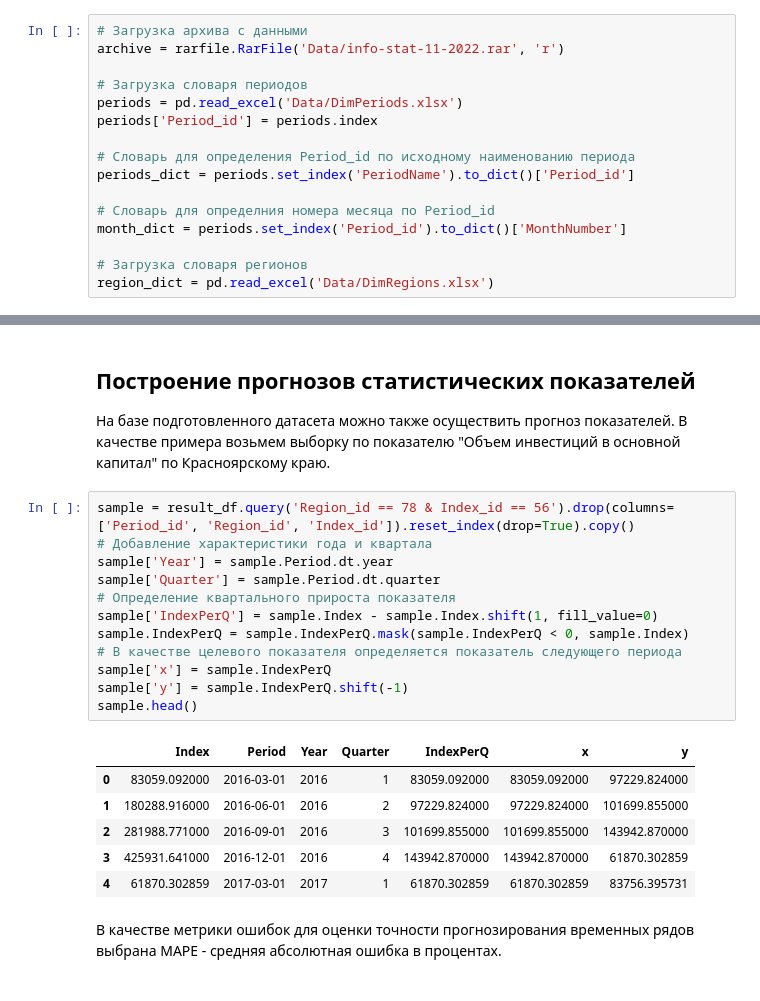
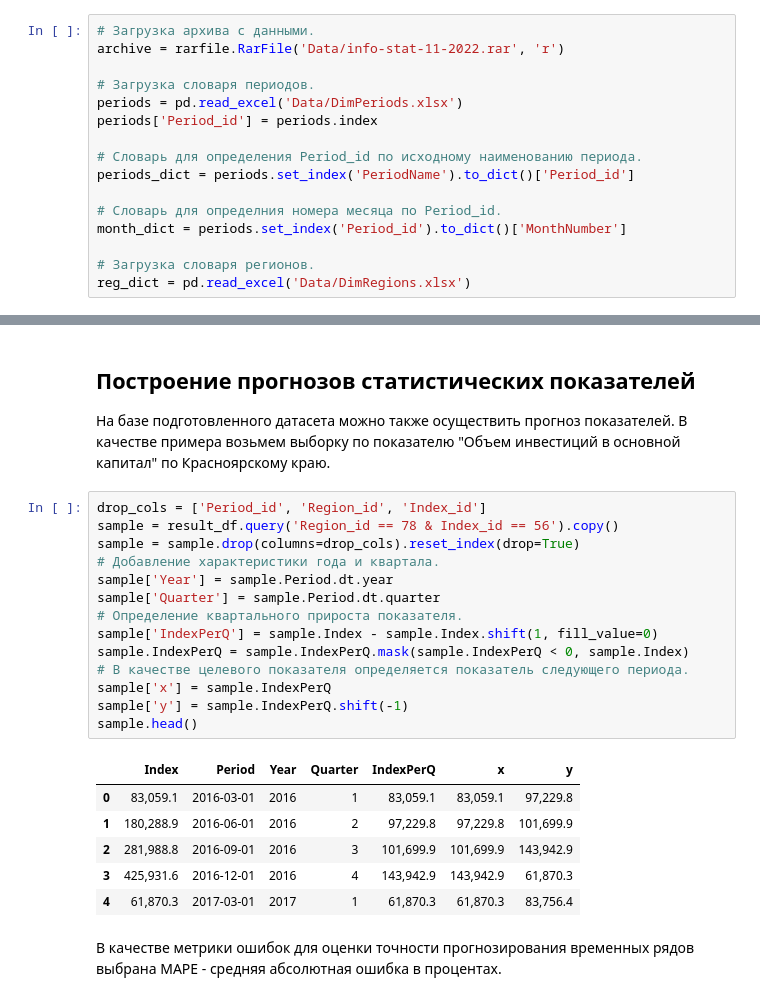
Before and after one commit to islavunin/regional_statistics, a Jupyter notebook: Regional statistic with Pandas.ipynb, the cells around one changed output, grey strips where cells are left out. Drawn from its saved outputs; the diff is of its cells as text.

```diff
--- a/Regional statistic with Pandas.ipynb
+++ b/Regional statistic with Pandas.ipynb
@@ -27,21 +30,21 @@ import rarfile
 import re
 rarfile.UNRAR_TOOL = r'C:\Program Files\WinRAR\UnRAR.exe'
 # %%
-# Загрузка архива с данными
+# Загрузка архива с данными.
 archive = rarfile.RarFile('Data/info-stat-11-2022.rar', 'r')
 
-# Загрузка словаря периодов
+# Загрузка словаря периодов.
 periods = pd.read_excel('Data/DimPeriods.xlsx')
 periods['Period_id'] = periods.index
 
-# Словарь для определения Period_id по исходному наименованию периода
+# Словарь для определения Period_id по исходному наименованию периода.
 periods_dict = periods.set_index('PeriodName').to_dict()['Period_id']
 
-# Словарь для определния номера месяца по Period_id
+# Словарь для определния номера месяца по Period_id.
 month_dict = periods.set_index('Period_id').to_dict()['MonthNumber']
 
-# Загрузка словаря регионов
-region_dict = pd.read_excel('Data/DimRegions.xlsx')
+# Загрузка словаря регионов.
+reg_dict = pd.read_excel('Data/DimRegions.xlsx')
 # %% [markdown]
 ### Подготовка исходного файла
 Для сбора таблицы итоговой базы данных и связи ее с таблицами словарей для начала необходимо привести информацию каждой из исходных таблиц к общему формату, предполагающему наличие следующих данных:
@@ -401,24 +478,26 @@ regions_twinplt(result_df, idx_fact, idx_percent, region_idxs, year)
 На базе подготовленного датасета можно также осуществить прогноз показателей.
 В качестве примера возьмем выборку по показателю "Объем инвестиций в основной капитал" по Красноярскому краю.
 # %%
-sample = result_df.query('Region_id == 78 & Index_id == 56').drop(columns=['Period_id', 'Region_id', 'Index_id']).reset_index(drop=True).copy()
-# Добавление характеристики года и квартала
+drop_cols = ['Period_id', 'Region_id', 'Index_id']
+sample = result_df.query('Region_id == 78 & Index_id == 56').copy()
+sample = sample.drop(columns=drop_cols).reset_index(drop=True)
+# Добавление характеристики года и квартала.
 sample['Year'] = sample.Period.dt.year
 sample['Quarter'] = sample.Period.dt.quarter
-# Определение квартального прироста показателя
+# Определение квартального прироста показателя.
 sample['IndexPerQ'] = sample.Index - sample.Index.shift(1, fill_value=0)
 sample.IndexPerQ = sample.IndexPerQ.mask(sample.IndexPerQ < 0, sample.Index)
-# В качестве целевого показателя определяется показатель следующего периода
+# В качестве целевого показателя определяется показатель следующего периода.
 sample['x'] = sample.IndexPerQ
 sample['y'] = sample.IndexPerQ.shift(-1)
 sample.head()
 # %% [output]
 |  | Index | Period | Year | Quarter | IndexPerQ | x | y |
-| 0 | 83059.092000 | 2016-03-01 | 2016 | 1 | 83059.092000 | 83059.092000 | 97229.824000 |
-| 1 | 180288.916000 | 2016-06-01 | 2016 | 2 | 97229.824000 | 97229.824000 | 101699.855000 |
-| 2 | 281988.771000 | 2016-09-01 | 2016 | 3 | 101699.855000 | 101699.855000 | 143942.870000 |
-| 3 | 425931.641000 | 2016-12-01 | 2016 | 4 | 143942.870000 | 143942.870000 | 61870.302859 |
-| 4 | 61870.302859 | 2017-03-01 | 2017 | 1 | 61870.302859 | 61870.302859 | 83756.395731 |
+| 0 | 83,059.1 | 2016-03-01 | 2016 | 1 | 83,059.1 | 83,059.1 | 97,229.8 |
+| 1 | 180,288.9 | 2016-06-01 | 2016 | 2 | 97,229.8 | 97,229.8 | 101,699.9 |
+| 2 | 281,988.8 | 2016-09-01 | 2016 | 3 | 101,699.9 | 101,699.9 | 143,942.9 |
+| 3 | 425,931.6 | 2016-12-01 | 2016 | 4 | 143,942.9 | 143,942.9 | 61,870.3 |
+| 4 | 61,870.3 | 2017-03-01 | 2017 | 1 | 61,870.3 | 61,870.3 | 83,756.4 |
 # %% [markdown]
 В качестве метрики ошибок для оценки точности прогнозирования временных рядов выбрана МАРЕ - средняя абсолютная ошибка в процентах.
 # %%
```
Also changed, not shown: parts of 19 cells of this notebook.
